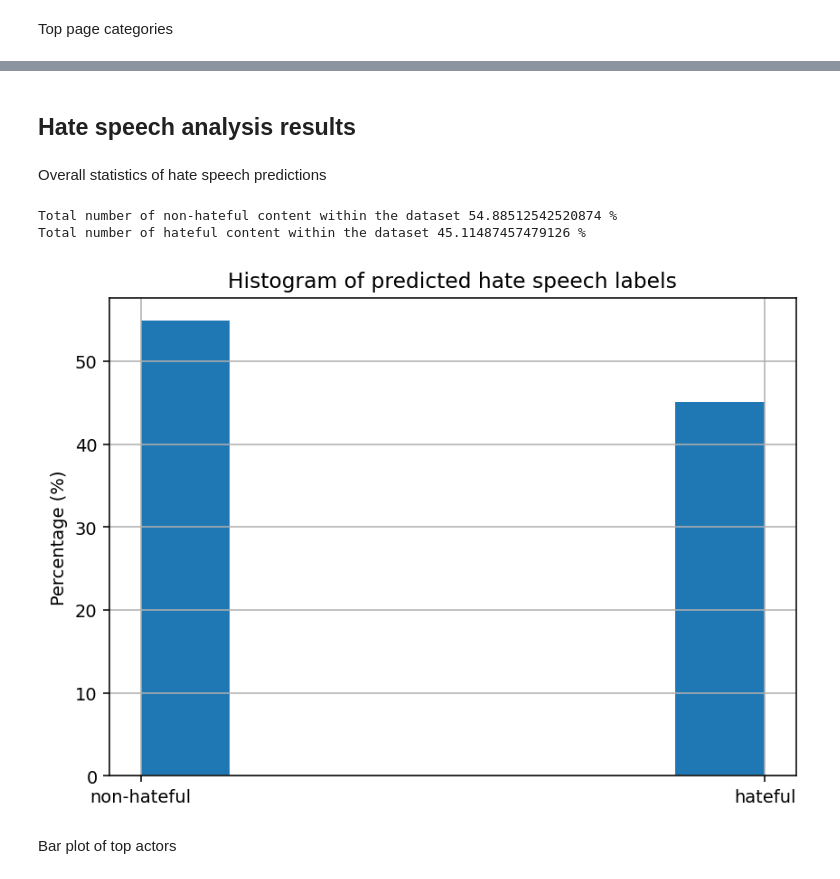
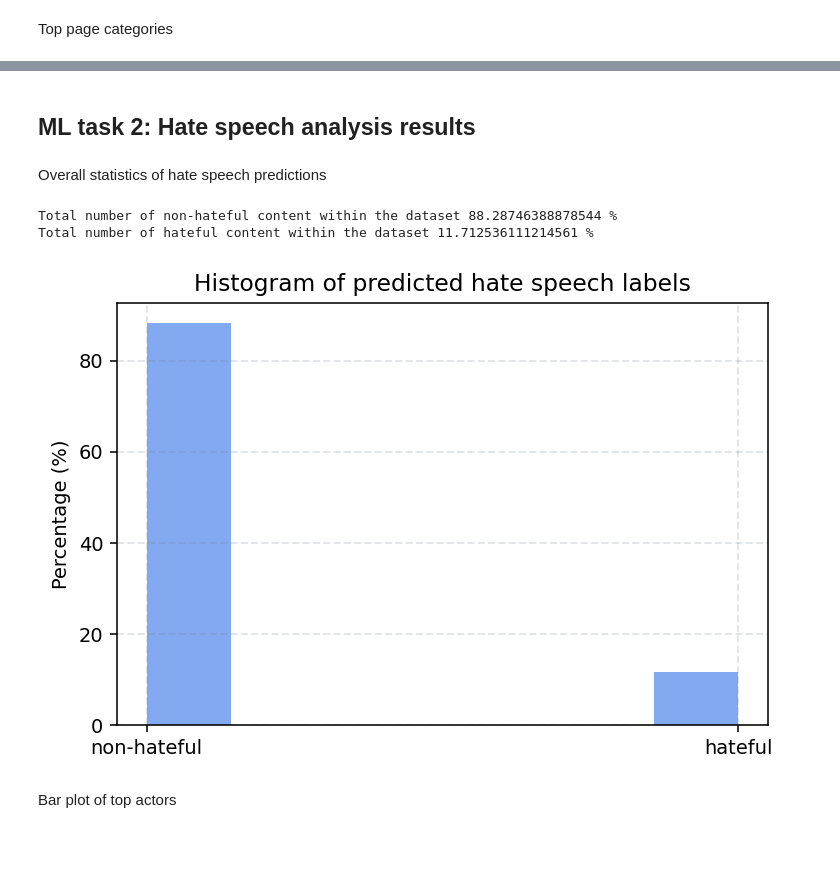
Before and after one commit to SaikatPhys/CrowdTangle-NLP, a Jupyter notebook: CrowdTangle-sentiment-hatespeech-plots.ipynb, the cells around one changed output, grey strips where cells are left out. Cells and saved outputs as stored; diff of their text form; code cells hidden in the pictures; blank space fills up the shorter version.

```diff
--- a/CrowdTangle-sentiment-hatespeech-plots.ipynb
+++ b/CrowdTangle-sentiment-hatespeech-plots.ipynb
@@ -45,0 +50,4 @@ Index(['account.name', 'account.handle', 'platformId', 'Page Category',
+# %%
+df = df.dropna(subset=['message']).reset_index(drop=True)
+#df = df.reset_index()
+print (len(df))
@@ -151,31 +150,31 @@ plt.show()
 # %% [markdown]
-## **Hate speech analysis results**
+## **ML task 2: Hate speech analysis results**
 # %% [markdown]
 Overall statistics of hate speech predictions
 # %%
 print ("Total number of non-hateful content within the dataset", len(df [df['messageHate.score'] == 0])*100/len(df),'%')
 print ("Total number of hateful content within the dataset", len(df [df['messageHate.score'] == 1])*100/len(df),'%')
 # %% [output]
-Total number of non-hateful content within the dataset 54.88512542520874 %
-Total number of hateful content within the dataset 45.11487457479126 %
+Total number of non-hateful content within the dataset 88.28746388878544 %
+Total number of hateful content within the dataset 11.712536111214561 %
 # %%
 x = np.arange(2)
 bins = np.linspace(0, 1, 8)
 
-fig, ax = plt.subplots (figsize=(7, 5), dpi=140)
+fig, ax = plt.subplots (figsize=(6, 4), dpi=140)
 plt.title ('Histogram of predicted hate speech labels')
 
-df['messageHate.score'].hist(bins=bins, weights=np.ones_like(df[df.columns[0]])*100./len(df))
+df['messageHate.score'].hist(bins=bins, weights=np.ones_like(df[df.columns[0]])*100./len(df), color = "cornflowerblue", alpha=0.8)
 
 ax.set_ylabel ('Percentage (%)')
 ax.set_xticks (x)
 ax.set_xticklabels (list(labels_ids_hate.keys()))
-plt.grid(True)
+ax.grid(color='slategrey', linestyle='--', linewidth=1, alpha=0.2)
 #ax.legend (loc='upper right')
 
 plt.show ()
 # %% [output]
-[figure, old version]
+[figure, new version]
 # %% [markdown]
 Bar plot of top actors
 # %%
```
Also changed, not shown: parts of 25 cells of this notebook.
